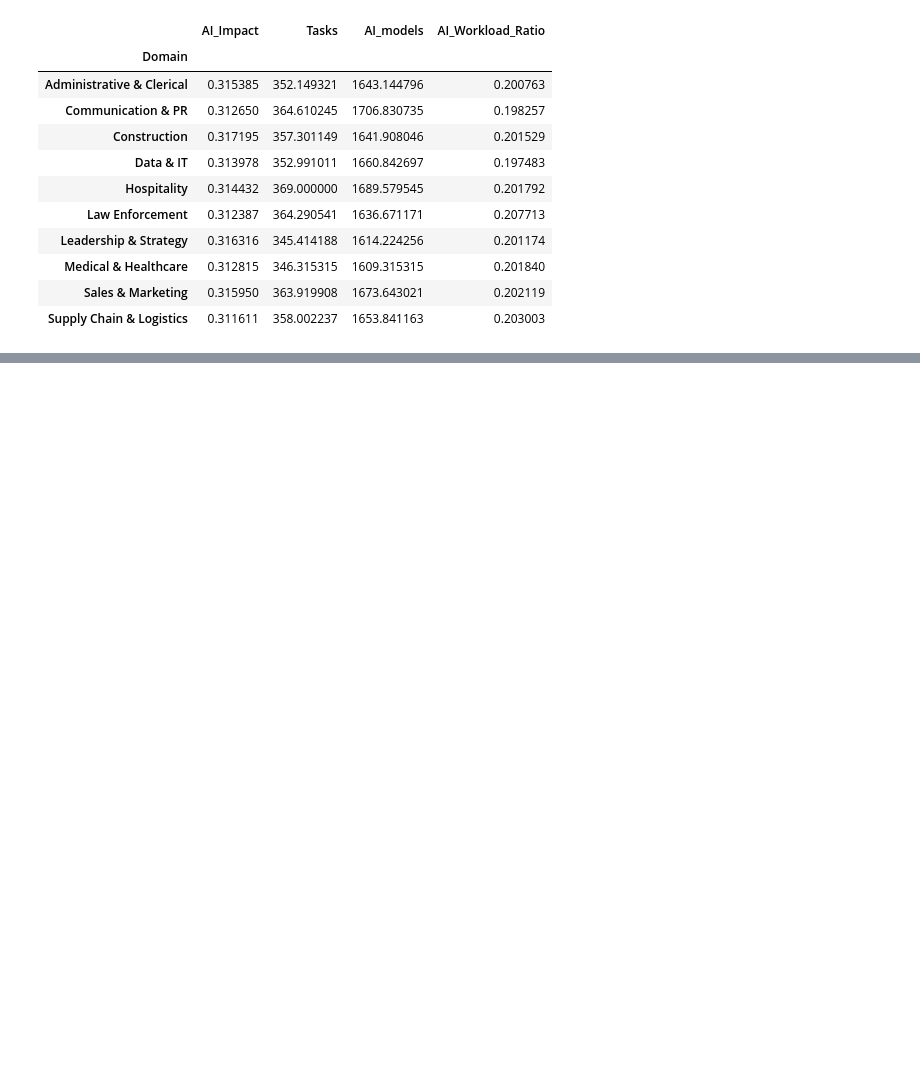
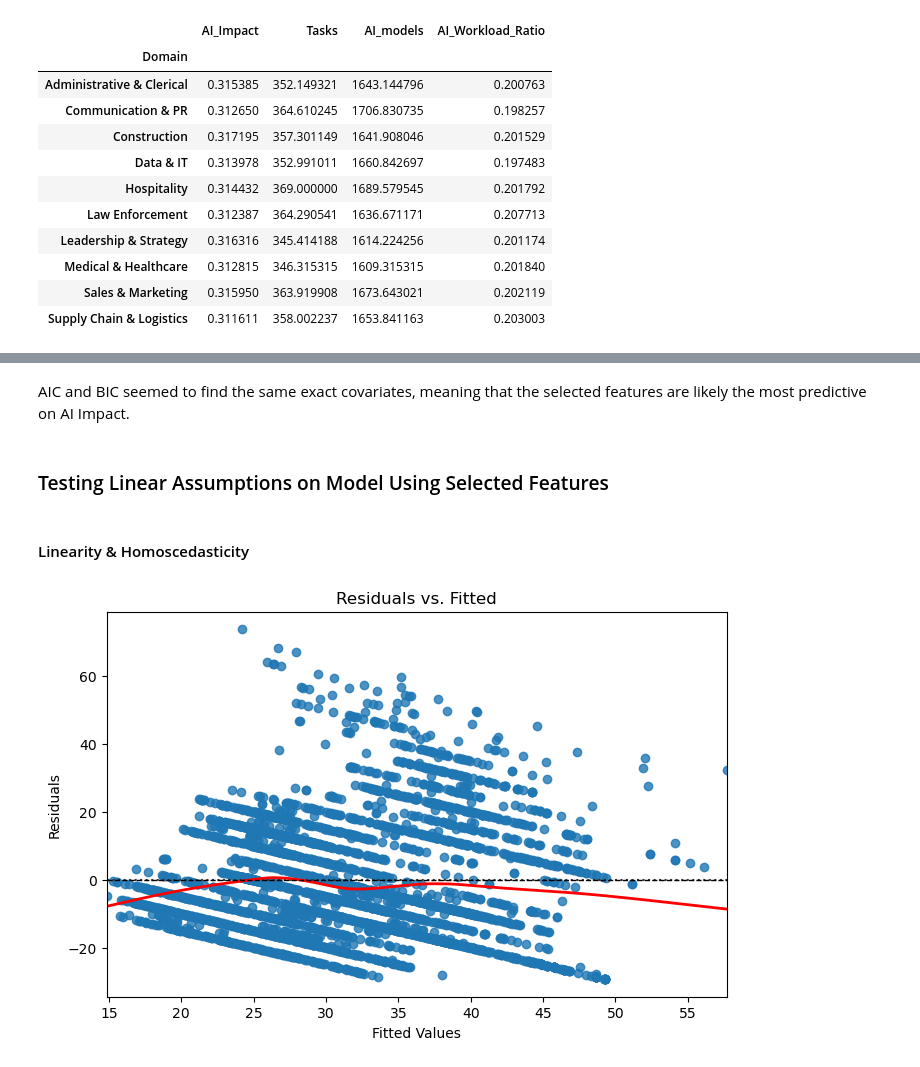
Before and after one commit to adrianapsay/math189finalproject, a Jupyter notebook: Final.ipynb, the cells around one changed output, grey strips where cells are left out. Saved outputs shown, nothing was run; the diff lists cells and outputs as text; code cells hidden in the pictures; blank space fills up the shorter version.

```diff
--- a/Final.ipynb
+++ b/Final.ipynb
@@ -1798,0 +1679,8 @@ plt.scatter(range(len(r)), r);
+# %%
+AI_Job_Threat_Index['AI_Impact_Percent'] = AI_Job_Threat_Index['AI_Impact_Percent'].apply(lambda x: x.split('%')[0])
+AI_Job_Threat_Index['AI_Impact_Percent'] = pd.to_numeric(AI_Job_Threat_Index['AI_Impact_Percent'])
+AI_Job_Threat_Index['Domain'] = AI_Job_Threat_Index['Domain'].apply(lambda x: x.replace(' ', '_'))
+AI_Job_Threat_Index['Domain'] = AI_Job_Threat_Index['Domain'].apply(lambda x: x.replace('&', 'and'))
+AI_Job_Threat_Index.replace([np.inf, -np.inf], np.nan, inplace=True)
+AI_Job_Threat_Index = AI_Job_Threat_Index.dropna()
+AI_Job_Threat_Index.dtypes
@@ -1798,0 +1699,8 @@ plt.scatter(range(len(r)), r);
+# %%
+categorical = ["Domain"]
+for col in categorical:
+    AI_Job_Threat_Index[col] = AI_Job_Threat_Index[col].astype("category")
+
+AI_Job_Threat_Index = pd.get_dummies(AI_Job_Threat_Index, drop_first=True)
+
+AI_Job_Threat_Index.head()
@@ -1798,0 +1716,4 @@ plt.scatter(range(len(r)), r);
+# %%
+quant_features = ['Tasks', 'AI_Models', 'AI_Workload_Ratio']
+for col in quant_features:
+    AI_Job_Threat_Index = remove_outliers(AI_Job_Threat_Index, col)
@@ -1798,0 +1740,4 @@ plt.scatter(range(len(r)), r);
+# %%
+backwards_bic_formula = ' + '.join(backward_bic_vars)
+backwards_bic_model = smf.ols(f'AI_Impact_Percent ~ {backwards_bic_formula}', data = AI_Job_Threat_Index).fit()
+print(backwards_bic_model.summary())
@@ -1798,0 +1778,19 @@ plt.scatter(range(len(r)), r);
+# %% [markdown]
+AIC and BIC seemed to find the same exact covariates, meaning that the selected features are likely the most predictive on AI Impact.
+# %% [markdown]
+### Testing Linear Assumptions on Model Using Selected Features
+# %% [markdown]
+#### Linearity & Homoscedasticity
+# %%
+fitted_vals = backwards_bic_model.fittedvalues
+backwards_residuals = backwards_bic_model.resid
+
+plt.figure(figsize=(8,5))
+sns.residplot(x=fitted_vals, y=backwards_residuals, lowess=True, line_kws={"color": "red", "lw": 2})
+plt.axhline(y=0, color='black', linestyle='--', linewidth=1)
+plt.xlabel("Fitted Values")
+plt.ylabel("Residuals")
+plt.title("Residuals vs. Fitted")
+plt.show()
+# %% [output]
+[figure, added]
```
Also changed, not shown: parts of 98 cells of this notebook.
